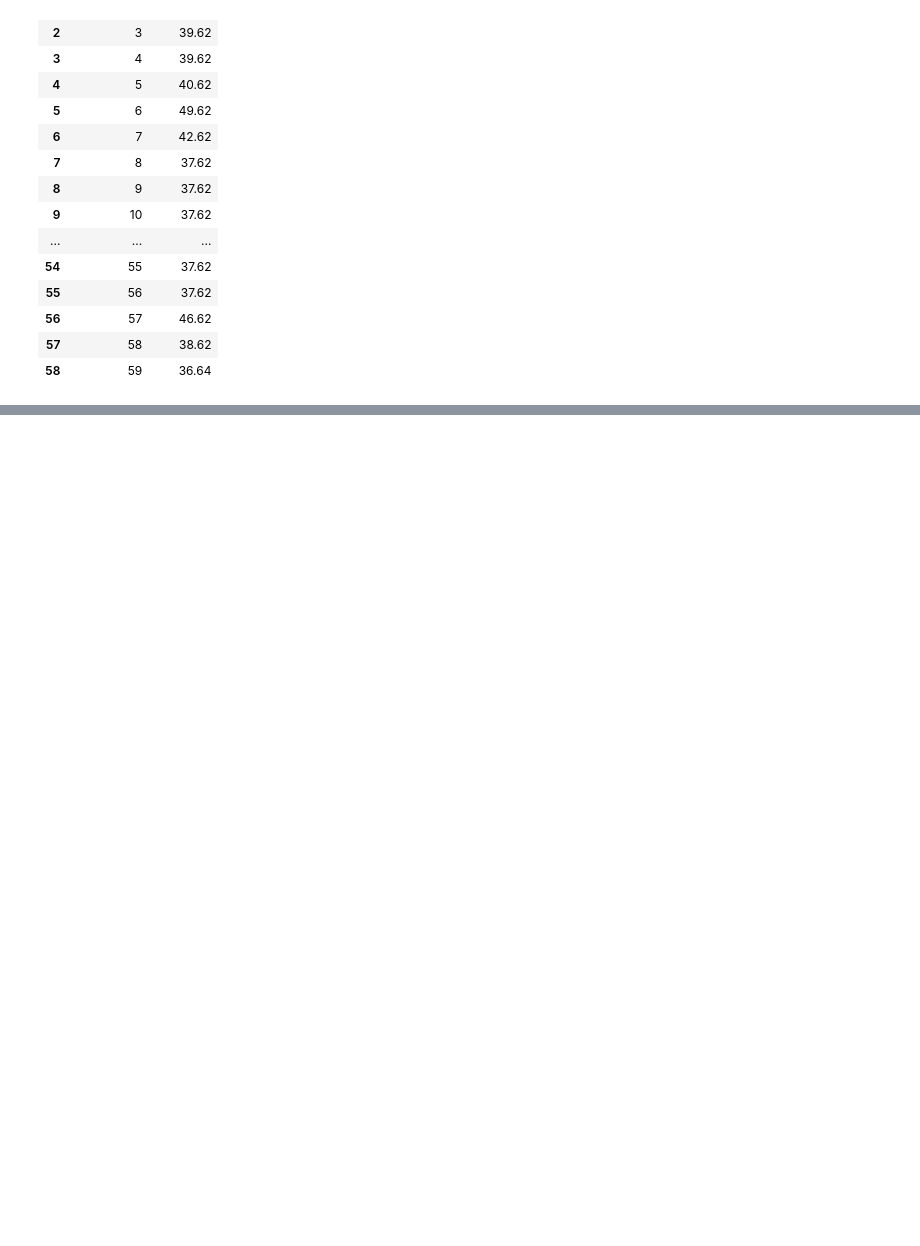
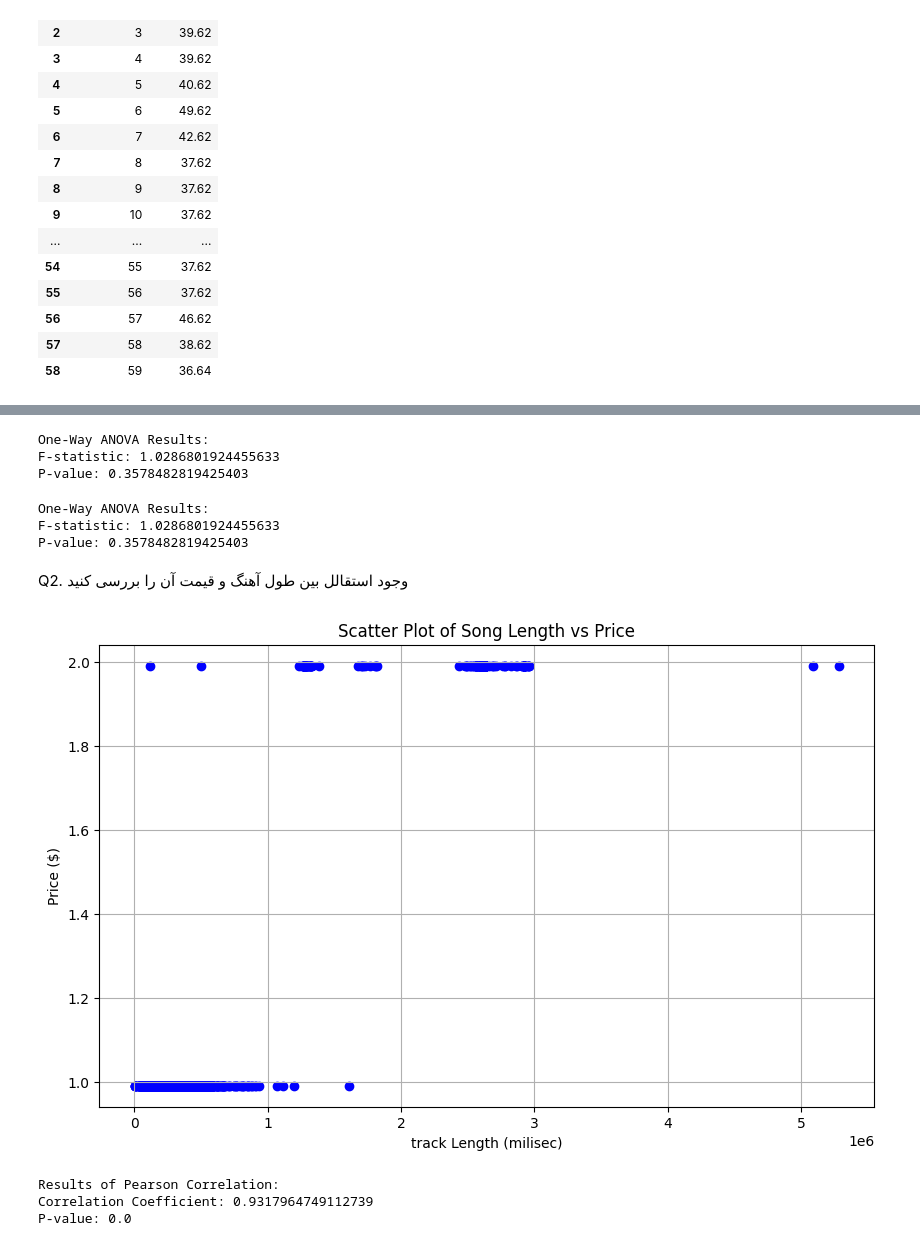
Before and after one commit to Mostafa2rz1/Chinook, a Jupyter notebook: 2.EDA/EDA.ipynb, the cells around one changed output, grey strips where cells are left out. Saved outputs shown, nothing was run; the diff lists cells and outputs as text; code cells hidden in the pictures; blank space fills up the shorter version.

```diff
--- a/2.EDA/EDA.ipynb
+++ b/2.EDA/EDA.ipynb
@@ -607,0 +657,37 @@ df_customer_purcashe
+# %%
+separate_dfs_genre = {}
+for genre in df_sale_genre_top_3['GenreId']:
+    separate_dfs_genre[genre] =df_tarck_with_sale_no_nan.loc[df_tarck_with_sale_no_nan['GenreId'] == genre , 'total_sale']
+# %% [output]
+One-Way ANOVA Results:
+F-statistic: 1.0286801924455633
+P-value: 0.3578482819425403
+# %%
+f_statistic, p_value = stats.f_oneway(*separate_dfs_genre.values())
+print("One-Way ANOVA Results:")
+print(f"F-statistic: {f_statistic}")
+print(f"P-value: {p_value}")
+# %% [output]
+One-Way ANOVA Results:
+F-statistic: 1.0286801924455633
+P-value: 0.3578482819425403
+# %% [markdown]
+Q2. وجود استقالل بین طول آهنگ و قیمت آن را بررسی کنید
+# %%
+plt.figure(figsize=(10, 6))
+plt.scatter(df_tarck_with_sale['Milliseconds'], df_tarck_with_sale['UnitPrice'], color='blue', marker='o')
+plt.title('Scatter Plot of Song Length vs Price')
+plt.xlabel('track Length (milisec)')
+plt.ylabel('Price ($)')
+plt.grid(True)
+# %% [output]
+[figure, added]
+# %%
+correlation_coefficient, p_value = stats.pearsonr(df_tarck_with_sale['UnitPrice'], df_tarck_with_sale['Milliseconds'])
+print("\nResults of Pearson Correlation:")
+print(f"Correlation Coefficient: {correlation_coefficient}")
+print(f"P-value: {p_value}")
+# %% [output]
+Results of Pearson Correlation:
+Correlation Coefficient: 0.9317964749112739
+P-value: 0.0
```
Also changed, not shown: parts of 9 cells of this notebook.
